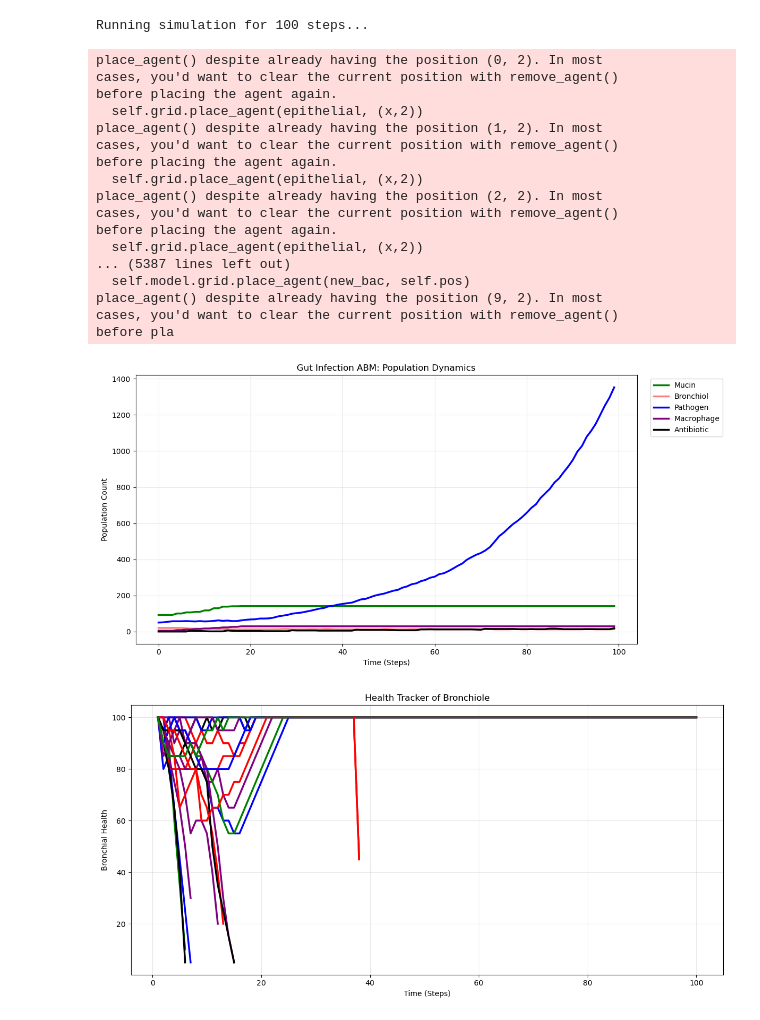
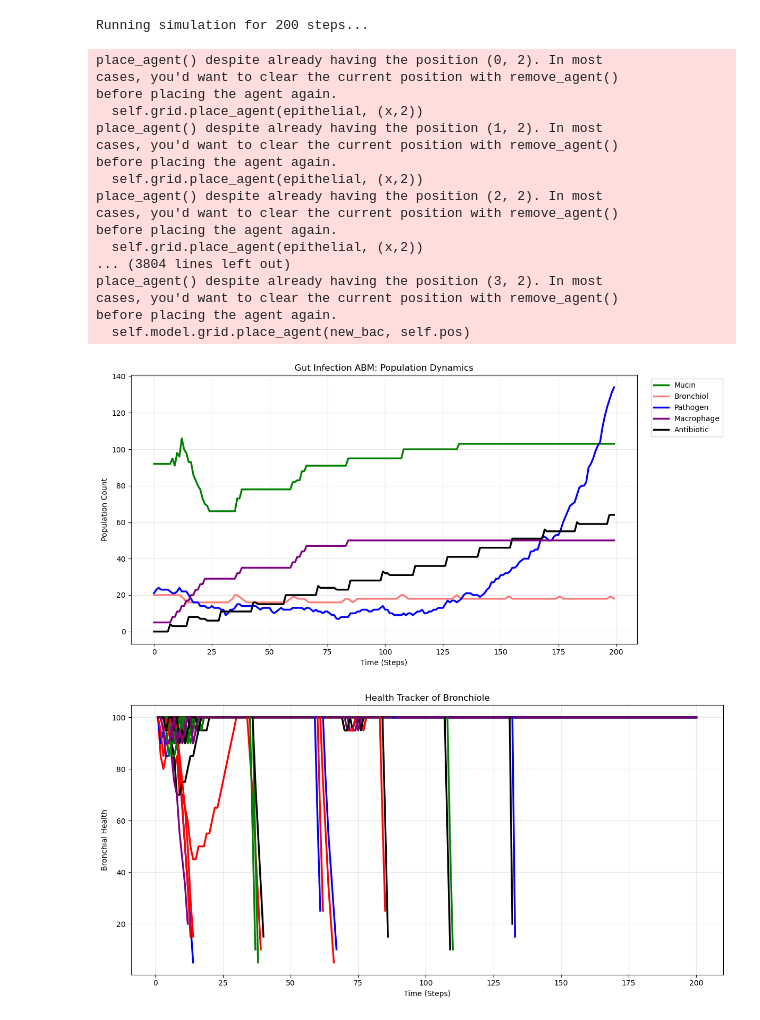
Before and after one commit to karonaye/Final-Project-ME-120, a Jupyter notebook: mesaagent.ipynb, the cells around one changed output. Saved outputs shown, nothing was run; the diff lists cells and outputs as text; code cells hidden in the pictures.

Commit message:
tried to fix mucin spread n

```diff
--- a/mesaagent.ipynb
+++ b/mesaagent.ipynb
@@ -165,15 +165,16 @@ class Pathogen(mesa.Agent):
         findneighbors = self.model.grid.get_neighbors(self.pos,True,False)
         macro_free_list=[] #List of positions safe of macorphage
         distances=[] #List of possible mucin positions
+        maxmucin = 3 #default maxmucin value
 #energy is increased when the bronchiales and gains every couple ticks and assumption of correct acmount nutrients, and divide loses energy and cant divide after a certian point. Health for the antibiotics, limitations parameter of how the bacteria heals or adapts to the antibiotic, but other than that once health is lost is isnt regain.
 #energy only gained during first attachtment, if we can add protional increases per step, if not ut in future directions, either losing energy when in conatact with antibiotic or a limit on the health you need for duplication or decrease the chances.
 #until 25 percent health it can keep rep just not as high probabilty
 
-        #50% chance it doesn't move if it is in a biofilm (initial chance)
-        if self.biofilm_form == True and self.random.random() <0.5 :
+        #25% chance it doesn't move if it is in a biofilm (initial chance)
+        if (self.biofilm_form == True) and (self.random.random() <0.25) :
             return
 
-        for agent in findneighbors:
+        for agent in findneighbors: # Theres a chance that this is limiting it from moving up and only going left right and down
             if isinstance(agent,Mucin):
                 distances.append(agent.pos[1])
                 maxmucin=max(distances)
@@ -297,7 +298,13 @@ class Mucin(mesa.Agent):
 
     #Movement of mucus through cilia
     def move_cilia(self):
-            for i in range(12): # moves cilia right 12 times * we might need to move this part to step
+            movement_strength = 12
+            #determine how strong cilia is
+            if self.pos[1] < 10:
+                movement_strength = 7 #*viscosity
+            elif self.pos[1] < 5    :
+                movement_strength = 13 #*viscosity
+            for i in range(movement_strength): # moves cilia right 12 times * we might need to move this part to step
                 self.model.grid.move_agent(self, (self.pos[0]-1,self.pos[1])) # multiply that moevemt later when u can based on healtj
         #inflammation (bronchiol health dec) will decrease movement
 
@@ -320,24 +327,33 @@ class Mucin(mesa.Agent):
         muc_no = 0
         muc_no = sum(1 for obj in muc_space if isinstance(obj, Mucin) == True)
 
-        #Movement if limit of mucin is reached
-        if muc_no > 5:
+        #Movement if limit of mucin is reached or random spread triggered
+        if muc_no > 5 or self.random.random() < 0.3:
             muc_surround = self.model.grid.get_neighborhood(self.pos, moore = True)
+            empty_space =[] # all the possible empty spaces around the agent
+            for obj in muc_surround:
+                if self.model.grid.is_cell_empty(obj):
+                    empty_space.append(obj)
+
             if self.pos[1] == 3: #If above Bronchial, it cannot move down
                 x = self.pos[0]
                 y = self.pos[1]
                 possible_directions = [(x,y), (x+1,y), (x-1, y), (x+1, y+1), (x-1, y+1), (x,y+1)]
                 muc_spread_pos = self.random.choice(possible_directions)
                 self.model.grid.move_agent(self, muc_spread_pos)
-            else: #Can go any direction
+            elif len(empty_space) > 1: # prioritize movement to an empty cell space
+                muc_spread_pos = self.random.choice(empty_space)
+                self.model.grid.move_agent(self, muc_spread_pos)
+            else: # random movement
                 muc_spread_pos = self.random.choice(muc_surround)
                 self.model.grid.move_agent(self, muc_spread_pos)
+
+
 
             #If the "mucin went too far" if it dd it will "fall"
             muc_test = self.model.grid.get_neighbors(self.pos, moore = True, radius= 2)
             if (len(muc_test) < 10) and (self.pos[1] != 3):
                 self.model.grid.move_agent(self, (self.pos[0], self.pos[1]-1 ))
-                #this works but it seems to be causing lag, everything else i did didnt
 
 
             #self.model.grid.move_agent(self, (self.pos[0]-2, self.pos[1]))
@@ -396,6 +412,7 @@ class Macrophage(mesa.Agent):
         findneighbors = self.model.grid.get_neighbors(self.pos,True,False)
         pathogen_found_list=[]
         distances=[]
+        maxmucin = 3 #default maxmucin value
         for agent in findneighbors:
             if isinstance(agent,Mucin):
                 distances.append(agent.pos[1])
@@ -645,8 +662,7 @@ class LungModel(mesa.Model):
                 ) #Makes 20 of the bronchial, the ali form makes batches of randomly placed
             self.grid.place_agent(epithelial, (x,2))
 
-        #Initial mucin of 1 layer, then the rest is randomized
-        total_mucin = 0
+        #Initial mucin of 1 for 3 layers, then the rest is randomized
         for x in range(width):
              for y in range (3,6):
                 mucus_layer= Mucin(self,(x,y))
@@ -663,7 +679,7 @@ class LungModel(mesa.Model):
 
         #Spawn pathogens within bounds of mucus
         total_bact = 0
-        while total_bact != 50 :
+        while total_bact != 20 :
             x = self.random.randrange(self.grid.width)
             y = self.random.randrange(self.grid.height)
             if any(isinstance(agent, Mucin) for agent in self.grid[x][y]): # might need to change this to be a range of the grid w mucin in it
@@ -890,7 +906,7 @@ MODEL_PARAMETERS = {
 }
 
 # Change this value to run the simulation for more or fewer steps
-steps_to_run = 100
+steps_to_run = 200
 
 print(f"Running simulation for {steps_to_run} steps...")
 
@@ -941,40 +957,40 @@ df_agent = backup_model.datacollector.get_agent_vars_dataframe()
 random_color = ["red","purple","blue","green", "black"] # lol this is the only thing i can think of to make it easier to read for now esp if we r working with so many types
 
 plt.figure(figsize=(12, 6))
 agents_df = df_agent.index.get_level_values("AgentID").unique()
 for i in agents_df:
     health_b = df_agent.xs(i, level="AgentID")
     plt.plot(health_b.index, health_b["Bronch_health"], color=random.choice(random_color), linewidth=2.5)
 
 # Formatting
 plt.title("Health Tracker of Bronchiole")
 plt.xlabel("Time (Steps)")
 plt.ylabel("Bronchial Health")
 plt.grid(True, alpha=0.3)
 plt.tight_layout()
 
 plt.show()
 # %% [output]
-Running simulation for 100 steps...
+Running simulation for 200 steps...
 place_agent() despite already having the position (0, 2). In most
 cases, you'd want to clear the current position with remove_agent()
 before placing the agent again.
   self.grid.place_agent(epithelial, (x,2))
 place_agent() despite already having the position (1, 2). In most
 cases, you'd want to clear the current position with remove_agent()
 before placing the agent again.
   self.grid.place_agent(epithelial, (x,2))
 place_agent() despite already having the position (2, 2). In most
 cases, you'd want to clear the current position with remove_agent()
 before placing the agent again.
   self.grid.place_agent(epithelial, (x,2))
-... (5387 lines left out)
+... (3804 lines left out)
+place_agent() despite already having the position (3, 2). In most
+cases, you'd want to clear the current position with remove_agent()
+before placing the agent again.
   self.model.grid.place_agent(new_bac, self.pos)
-place_agent() despite already having the position (9, 2). In most
-cases, you'd want to clear the current position with remove_agent()
-before pla
-[figure, old version]
+[figure, new version]
-[figure, old version]
+[figure, new version]
 # %%
 #Note lmk if there are other values you wanna look at for either, cuz its not too hard to add
 
```
Also changed, not shown: parts of 3 cells of this notebook.
